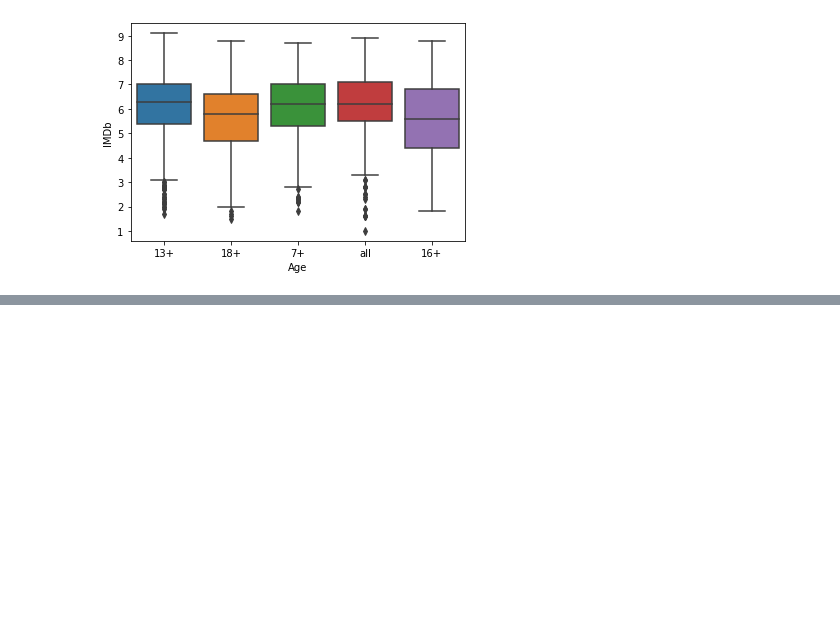
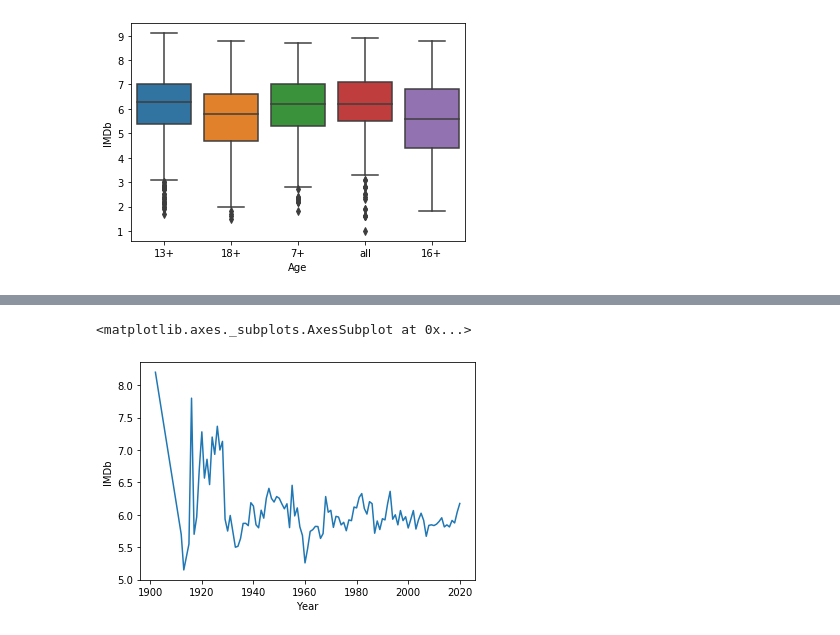
Before and after one commit to rabuhassan/my_python_adventures, a Jupyter notebook: PA419 Creating Plots with Seaborn.ipynb, the cells around one changed output, grey strips where cells are left out. Cells and saved outputs as stored; diff of their text form; code cells hidden in the pictures; blank space fills up the shorter version.

```diff
--- a/PA419 Creating Plots with Seaborn.ipynb
+++ b/PA419 Creating Plots with Seaborn.ipynb
@@ -163,0 +180,6 @@ sns.boxplot(data=movies_list, x='Age', y='IMDb')
+# %%
+# Create a simple plot. Remove the bands.
+sns.lineplot(x='Year', y='IMDb', data=movies_list, ci=None)
+# %% [output]
+<matplotlib.axes._subplots.AxesSubplot at 0x...>
+[figure, added]
```
Also changed, not shown: parts of 7 cells of this notebook, 1 other file.
